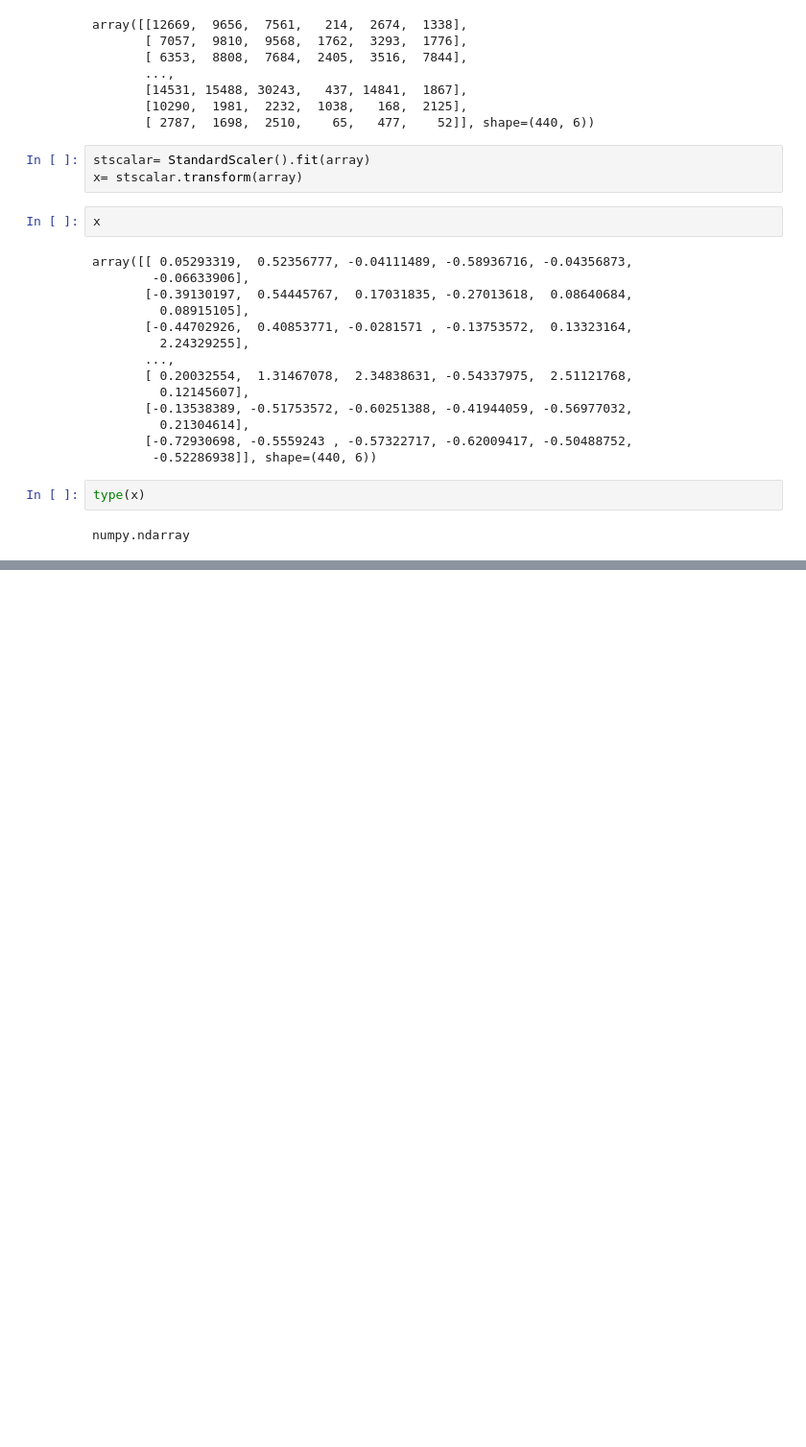
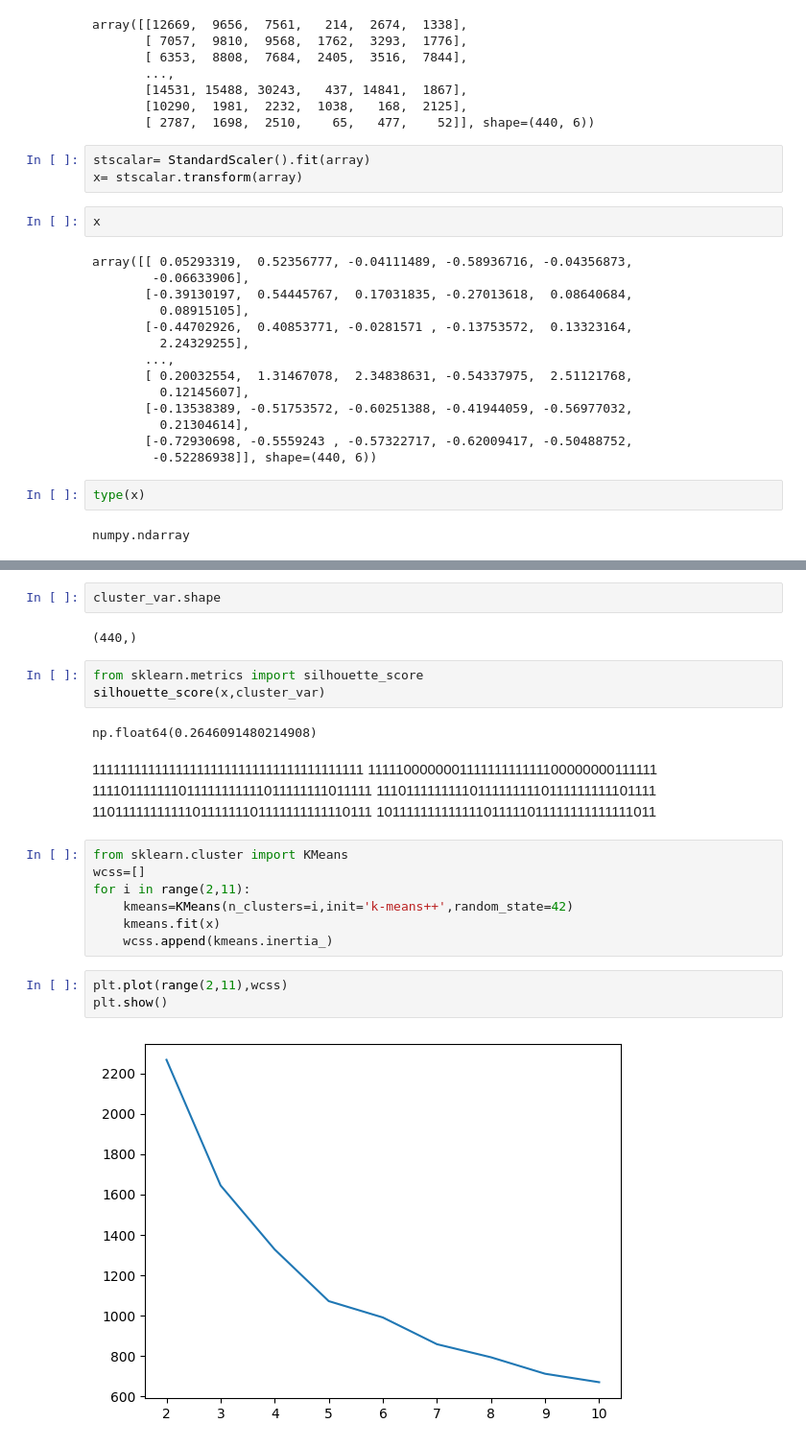
Before and after one commit to Rahul-Chandra-Karupakala/Python_codes, a Jupyter notebook: AD(10-2-25).ipynb, the cells around one changed output, grey strips where cells are left out. Shown at 96% size. Saved outputs shown, nothing was run; the diff lists cells and outputs as text; blank space fills up the shorter version.

```diff
--- a/AD(10-2-25).ipynb
+++ b/AD(10-2-25).ipynb
@@ -95,0 +138,28 @@ numpy.ndarray
+# %%
+cluster_var.shape
+# %% [output]
+(440,)
+# %%
+from sklearn.metrics import silhouette_score
+silhouette_score(x,cluster_var)
+# %% [output]
+np.float64(0.2646091480214908)
+# %% [markdown]
+111111111111111111111111111111111111111
+111110000000111111111111100000000111111
+111101111111011111111111011111111011111
+111011111111101111111110111111111101111
+110111111111110111111101111111111110111
+101111111111111011111011111111111111011
+# %%
+from sklearn.cluster import KMeans
+wcss=[]
+for i in range(2,11):
+    kmeans=KMeans(n_clusters=i,init='k-means++',random_state=42)
+    kmeans.fit(x)
+    wcss.append(kmeans.inertia_)
+# %%
+plt.plot(range(2,11),wcss)
+plt.show()
+# %% [output]
+[figure, added]
```
Also changed, not shown: parts of 5 cells of this notebook.
